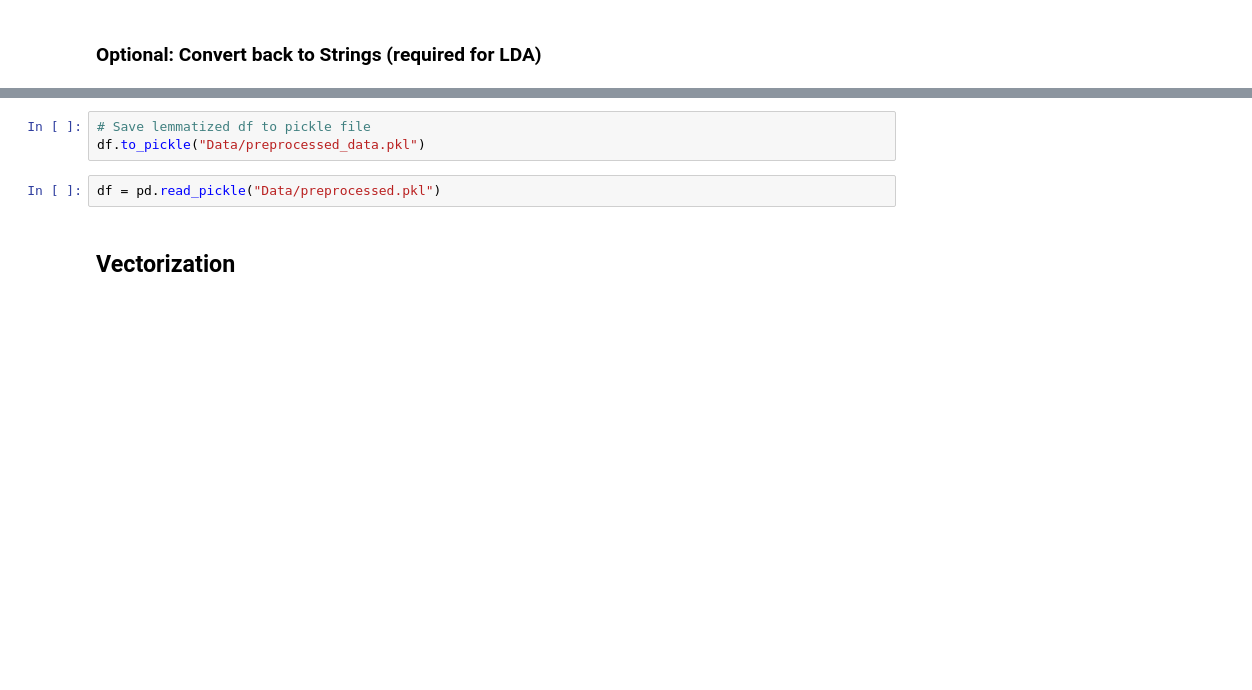
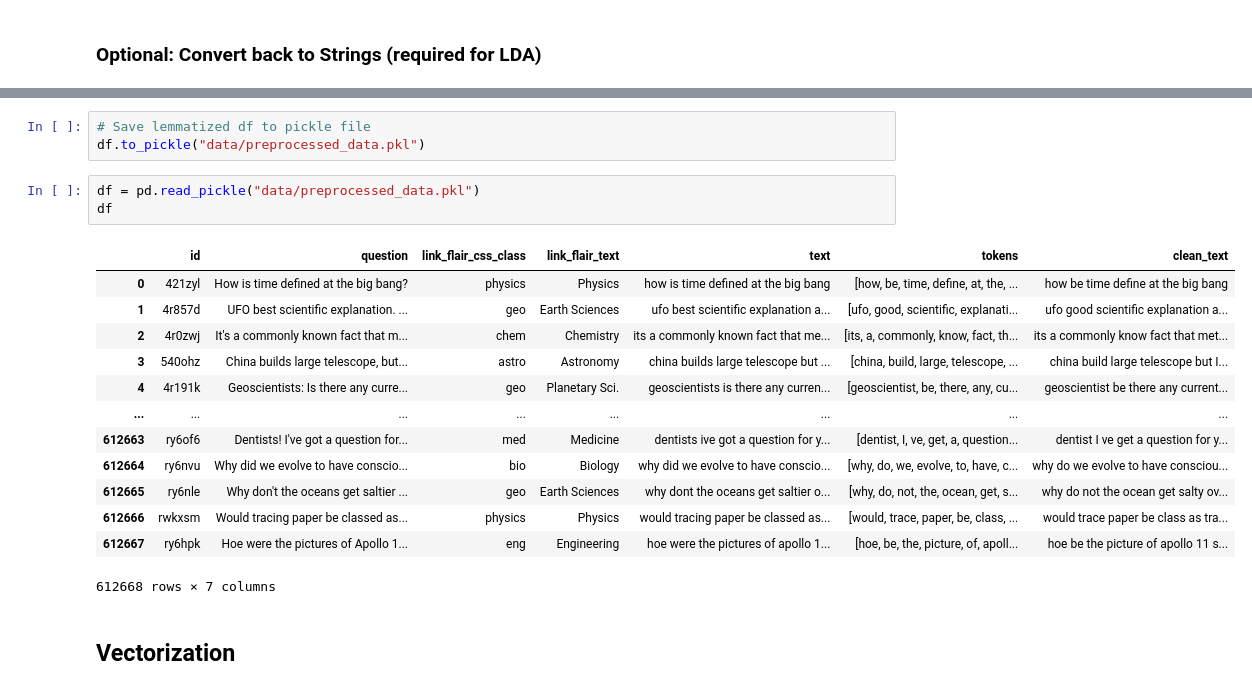
Before and after one commit to svenj-a/Topic_Modeling, a Jupyter notebook: Preprocessing.ipynb, the cells around one changed output, grey strips where cells are left out. Saved outputs shown, nothing was run; the diff lists cells and outputs as text; blank space fills up the shorter version.

Commit message:
data preprocessing

```diff
--- a/Preprocessing.ipynb
+++ b/Preprocessing.ipynb
@@ -261,8 +264,23 @@ df["clean_text"] = df["tokens"].apply(lambda x: " ".join(x))
 # %%
 # Save lemmatized df to pickle file
-df.to_pickle("Data/preprocessed_data.pkl")
+df.to_pickle("data/preprocessed_data.pkl")
 # %%
-df = pd.read_pickle("Data/preprocessed.pkl")
+df = pd.read_pickle("data/preprocessed_data.pkl")
+df
+# %% [output]
+|  | id | question | link_flair_css_class | link_flair_text | text | tokens | clean_text |
+| 0 | 421zyl | How is time defined at the big bang? | physics | Physics | how is time defined at the big bang | [how, be, time, define, at, the, ... | how be time define at the big bang |
+| 1 | 4r857d | UFO best scientific explanation. ... | geo | Earth Sciences | ufo best scientific explanation a... | [ufo, good, scientific, explanati... | ufo good scientific explanation a... |
+| 2 | 4r0zwj | It's a commonly known fact that m... | chem | Chemistry | its a commonly known fact that me... | [its, a, commonly, know, fact, th... | its a commonly know fact that met... |
+| 3 | 540ohz | China builds large telescope, but... | astro | Astronomy | china builds large telescope but ... | [china, build, large, telescope, ... | china build large telescope but I... |
+| 4 | 4r191k | Geoscientists: Is there any curre... | geo | Planetary Sci. | geoscientists is there any curren... | [geoscientist, be, there, any, cu... | geoscientist be there any current... |
+| ... | ... | ... | ... | ... | ... | ... | ... |
+| 612663 | ry6of6 | Dentists! I've got a question for... | med | Medicine | dentists ive got a question for y... | [dentist, I, ve, get, a, question... | dentist I ve get a question for y... |
+| 612664 | ry6nvu | Why did we evolve to have conscio... | bio | Biology | why did we evolve to have conscio... | [why, do, we, evolve, to, have, c... | why do we evolve to have consciou... |
+| 612665 | ry6nle | Why don't the oceans get saltier ... | geo | Earth Sciences | why dont the oceans get saltier o... | [why, do, not, the, ocean, get, s... | why do not the ocean get salty ov... |
+| 612666 | rwkxsm | Would tracing paper be classed as... | physics | Physics | would tracing paper be classed as... | [would, trace, paper, be, class, ... | would trace paper be class as tra... |
+| 612667 | ry6hpk | Hoe were the pictures of Apollo 1... | eng | Engineering | hoe were the pictures of apollo 1... | [hoe, be, the, picture, of, apoll... | hoe be the picture of apollo 11 s... |
+612668 rows × 7 columns
 # %% [markdown]
 ## Vectorization
 # %% [markdown]
```
Also changed, not shown: parts of 8 cells of this notebook, 2 other files.
